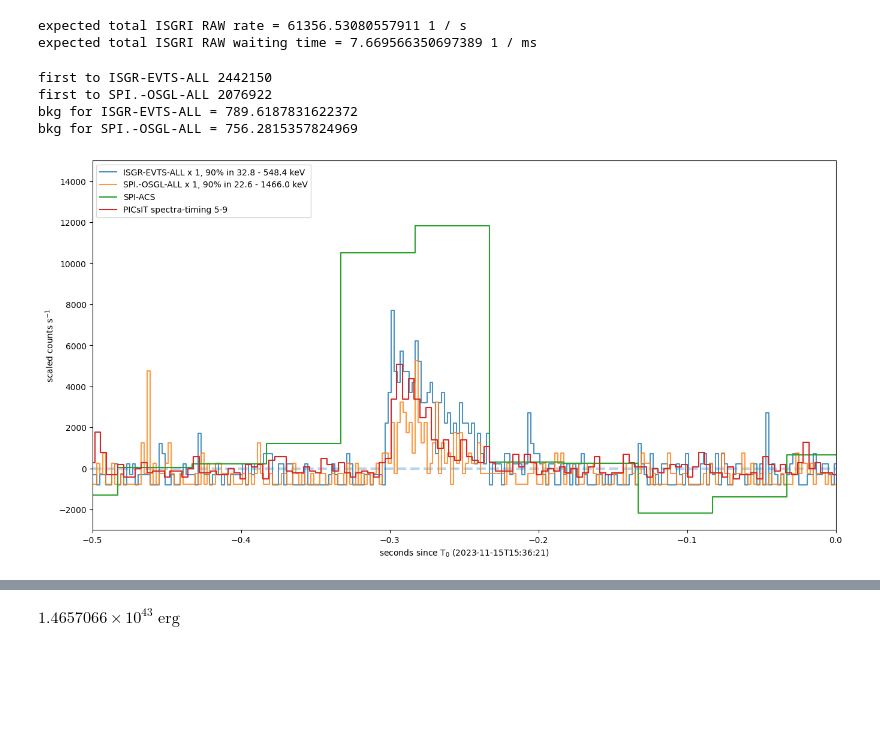
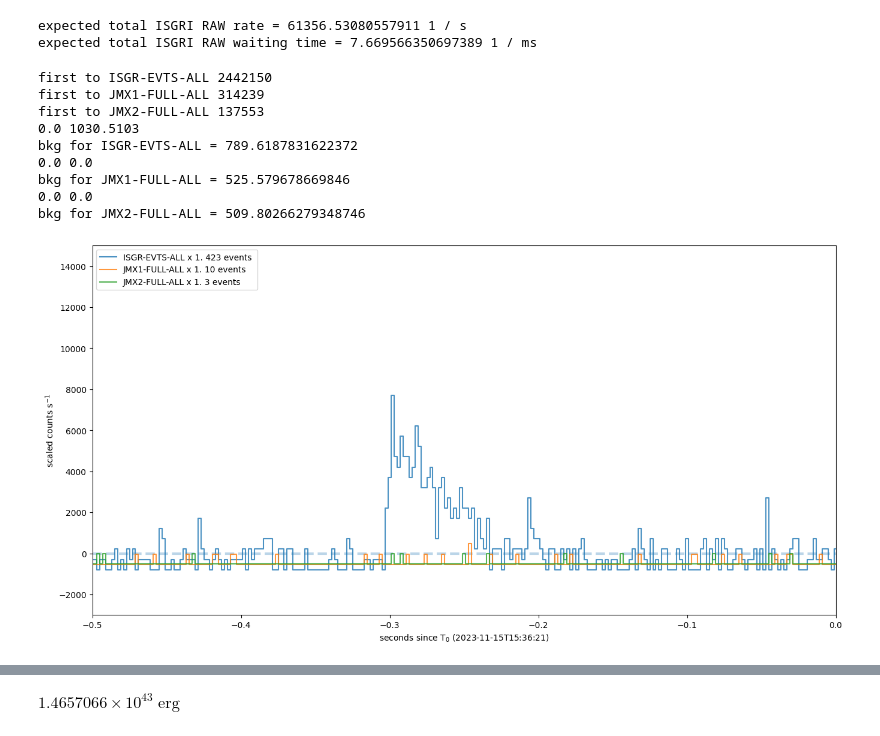
Before and after one commit to volodymyrss/grb231115a-integral, a Jupyter notebook: prompt.ipynb, the cells around one changed output, grey strips where cells are left out. Saved outputs shown, nothing was run; the diff lists cells and outputs as text; code cells hidden in the pictures; blank space fills up the shorter version.

```diff
--- a/prompt.ipynb
+++ b/prompt.ipynb
@@ -475,13 +475,20 @@ def plot_all(ax):
 
         for C, color, ext in [
                         (isgri_event_file, 'y', "ISGR-EVTS-ALL"),
-                        (spi_event_file, 'b', "SPI.-OSGL-ALL"),
-                        (jmx1_event_file, 'r', "JMX1-EVTS-ALL"),
-                        (jmx2_event_file, 'g', "JMX2-EVTS-ALL"),
+                        # (spi_event_file, 'b', "SPI.-OSGL-ALL"),
+                        (jmx1_event_file, 'r', "JMX1-FULL-ALL"),
+                        (jmx2_event_file, 'g', "JMX2-FULL-ALL"),
                         # (compton_event_file, 'g', "COMP-MULE-ALL"),
                         # (compton_event_file, 'r', 'COMP-SGLE-ALL')
                     ]:
-            data = C[scwid][ext].data
+
+            try:
+                data = C[scwid][ext].data
+            except Exception as e:
+                print(e)
+                for ex in C[scwid]:
+                    print(ex.header.get('EXTNAME', '??'))
+                raise
 
             label=ext + " " + scwid
 
@@ -556,12 +563,13 @@ def plot_all(ax):
 
         Ec = Ei + Ep
 
-        if 'SPI' in ext:
+        if 'SPI' in ext or 'JMX' in ext:
             Ec = data['ENERGY']
 
         tbin = 0.002
 
         e_p5, e_p95 = np.nanpercentile(Ec, [5, 95])
+        print(np.nanmin(Ec), np.nanmax(Ec))
 
         h = np.histogram(ijd2plot(T), bins=np.linspace(-10, 800, int(810/tbin)))
         dt = (h[1][1:] - h[1][:-1])
@@ -572,23 +580,25 @@ def plot_all(ax):
         scale = {"ISGR-EVTS-ALL": 1,
                  "SPI.-OSGL-ALL": 1,
                 "COMP-MULE-ALL": 400,
-                'COMP-SGLE-ALL': 20 }[ext]
+                'COMP-SGLE-ALL': 20,
+                 'JMX1-FULL-ALL': 1,
+                 'JMX2-FULL-ALL': 1 }[ext]
 
         b = np.mean(rate[(tc < 150) & (tc > 50) & (rate>0)])
 
         print("bkg for", ext, "=", b)
 
-        N = np.sum(((rate - b)*dt)[(rate - b>0) & (tc > 100) & (tc <700)])
+        N = np.sum(((rate - b)*dt)[(rate - b>0) & (tc > -1) & (tc <1)])
 
-        # ax.step(tc, (rate - b)*scale, alpha=0.8, label=f"{ext} x {scale:d}. {N:.0f} events")
-        ax.step(tc, (rate - b)*scale, alpha=0.8, label=f"{ext} x {scale:d}, 90% in {e_p5:.1f} - {e_p95:.1f} keV")
+        ax.step(tc, (rate - b)*scale, alpha=0.8, label=f"{ext} x {scale:d}. {N:.0f} events ")
+        # ax.step(tc, (rate - b)*scale, alpha=0.8, label=f"{ext} x {scale:d}, 90% in {e_p5:.1f} - {e_p95:.1f} keV")
 
     ijd2plot = lambda t:(t- T0_ijd)*24*3600
 
     # acs_cts2es = 1.5e-10
 
-    b = np.mean(acslc.c[(acslc.t- T0_ijd)*24*3600 < 200])
-    ax.step(ijd2plot(acslc.t), (acslc.c - b)*20, label="SPI-ACS", where='mid')
+    # b = np.mean(acslc.c[(acslc.t- T0_ijd)*24*3600 < 200])
+    # ax.step(ijd2plot(acslc.t), (acslc.c - b)*20, label="SPI-ACS", where='mid')
 
     # b = np.mean(spti_sum[(spti_t - T0_ijd)*24*3600 < 200])
     # ax.step(ijd2plot(spti_t), (spti_sum - b)*100, label="PICsIT spectra-timing total", where='mid')
@@ -596,8 +606,8 @@ def plot_all(ax):
     # b = np.mean(spti_7_9[(spti_t - T0_ijd)*24*3600 < 200])
     # ax.step(ijd2plot(spti_t), (spti_7_9 - b)*100, label="PICsIT spectra-timing 1-4", where='mid')
 
-    b = np.mean(spti_5_9[(spti_t - T0_ijd)*24*3600 < 200])
-    ax.step(ijd2plot(spti_t), (spti_5_9 - b)*100, label="PICsIT spectra-timing 5-9", where='mid')
+    # b = np.mean(spti_5_9[(spti_t - T0_ijd)*24*3600 < 200])
+    # ax.step(ijd2plot(spti_t), (spti_5_9 - b)*100, label="PICsIT spectra-timing 5-9", where='mid')
 
     # for r_t1, r_t2 in time_ranges_of_interest:
     #     ax.axvspan(r_t1, r_t2, color='k', alpha=0.1)
@@ -684,34 +694,39 @@ plt.xlim([-0.5, 0])
 #     # picsit_lc_1s.flux / 0.8e-9,
 #     label=rf"SPI rate x {F}",
 #     c=c
 # )
 
 # ax.set_xlim(bax.get_xlim())
 # ax.set_xlabel(None)
 
 plt.savefig("figs/prompt.pdf")
 
 
 # ax = plt.gca().inset_axes([-80, 6e5, 220, 1.7e6], transform=plt.gca().transData)
 # plot_spirates(ax)
 # ax.set_xlim(bax.get_xlim())
 # ax.set_xlim([200, 300])
 
 # plt.xlim([300, 310])
 # plt.ylim([-0.5e3, 3e3])
 
 
 # TODO: also show early one
 # TODO: search for smaller excesses allover
 # TODO: check if saturation is by ISGRI module, else why smooth transitions in compton rate
 # TODO: search for long-term in compton, good sensitivity
 # TODO: check detector plane near compton saturations, module?
 
 # TODO: spi-acs would have seen is as a short spike
 # %% [output]
 first to ISGR-EVTS-ALL 2442150
-first to SPI.-OSGL-ALL 2076922
+first to JMX1-FULL-ALL 314239
+first to JMX2-FULL-ALL 137553
+0.0 1030.5103
 bkg for ISGR-EVTS-ALL = 789.6187831622372
-bkg for SPI.-OSGL-ALL = 756.2815357824969
+0.0 0.0
+bkg for JMX1-FULL-ALL = 525.579678669846
+0.0 0.0
+bkg for JMX2-FULL-ALL = 509.80266279348746
-[figure, old version]
+[figure, new version]
 # %%
```
Also changed, not shown: parts of 2 cells of this notebook, 1 other file.
